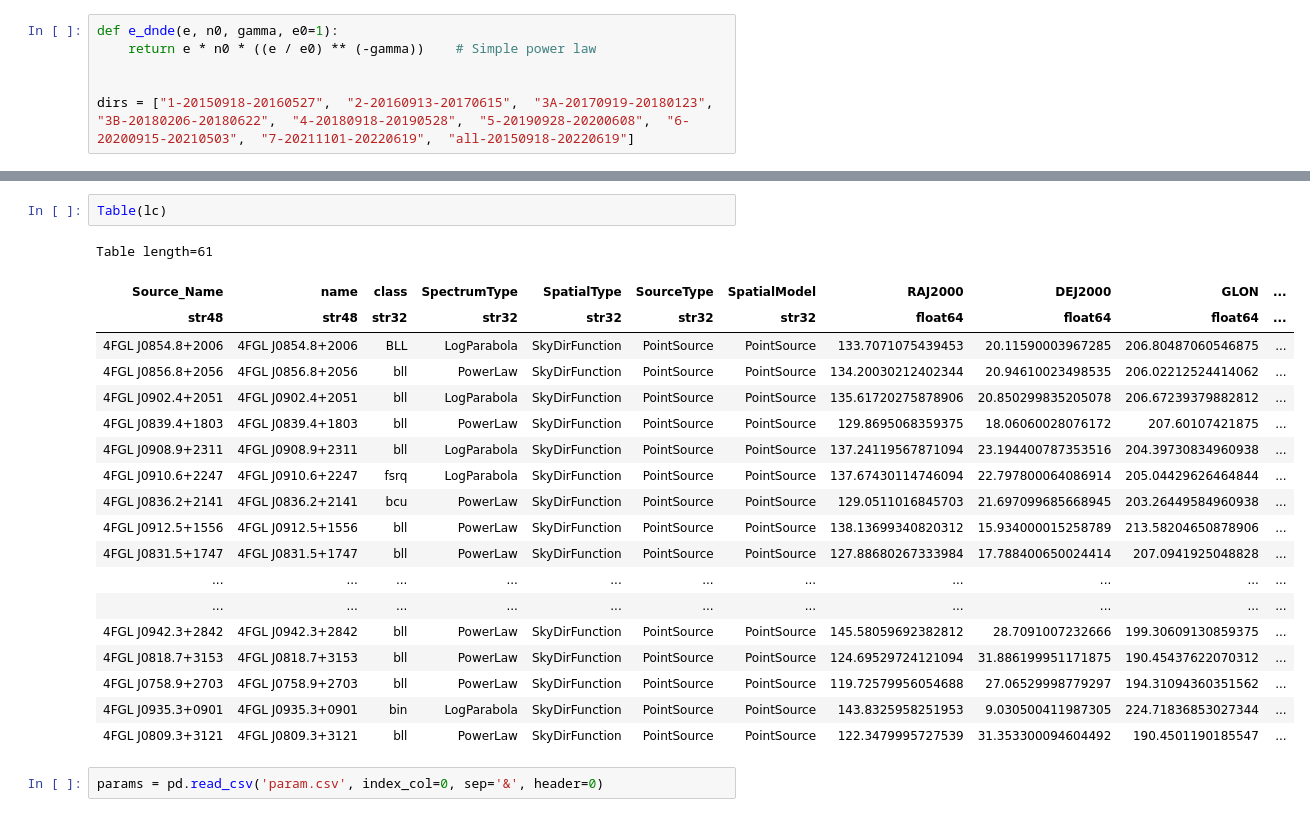
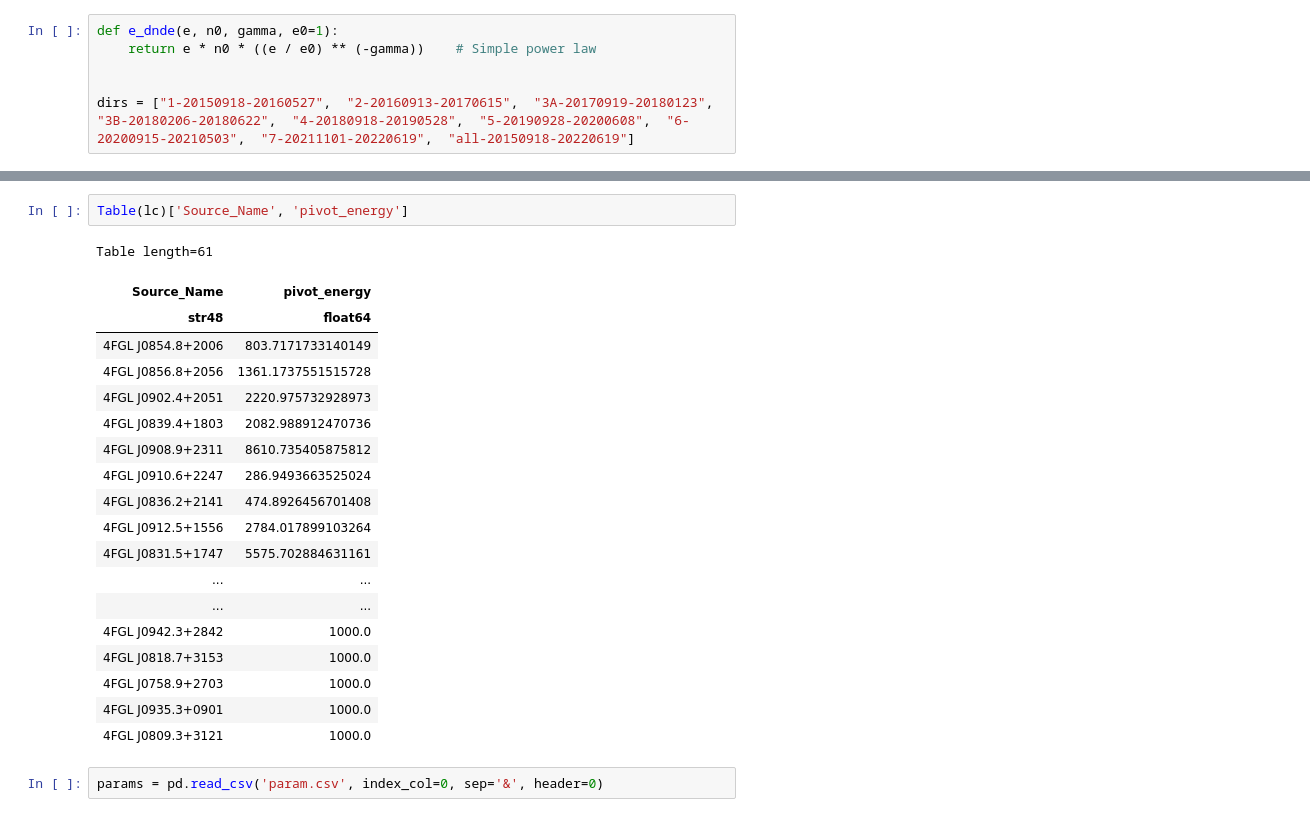
Before and after one commit to DarkWake9/Project-Fermi, a Jupyter notebook: 2311-02372-OJ287/luminosity.ipynb, the cells around one changed output, grey strips where cells are left out. Saved outputs shown, nothing was run; the diff lists cells and outputs as text.

```diff
--- a/2311-02372-OJ287/luminosity.ipynb
+++ b/2311-02372-OJ287/luminosity.ipynb
@@ -61,25 +76,25 @@ lc['pivot_energy'][1]
 # %%
-Table(lc)
+Table(lc)['Source_Name', 'pivot_energy']
 # %% [output]
 Table length=61
-| Source_Name | name | class | SpectrumType | SpatialType | SourceType | SpatialModel | RAJ2000 | DEJ2000 | GLON | ... |
-| str48 | str48 | str32 | str32 | str32 | str32 | str32 | float64 | float64 | float64 | ... |
-| 4FGL J0854.8+2006 | 4FGL J0854.8+2006 | BLL | LogParabola | SkyDirFunction | PointSource | PointSource | 133.7071075439453 | 20.11590003967285 | 206.80487060546875 | ... |
-| 4FGL J0856.8+2056 | 4FGL J0856.8+2056 | bll | PowerLaw | SkyDirFunction | PointSource | PointSource | 134.20030212402344 | 20.94610023498535 | 206.02212524414062 | ... |
-| 4FGL J0902.4+2051 | 4FGL J0902.4+2051 | bll | LogParabola | SkyDirFunction | PointSource | PointSource | 135.61720275878906 | 20.850299835205078 | 206.67239379882812 | ... |
-| 4FGL J0839.4+1803 | 4FGL J0839.4+1803 | bll | PowerLaw | SkyDirFunction | PointSource | PointSource | 129.8695068359375 | 18.06060028076172 | 207.60107421875 | ... |
-| 4FGL J0908.9+2311 | 4FGL J0908.9+2311 | bll | LogParabola | SkyDirFunction | PointSource | PointSource | 137.24119567871094 | 23.194400787353516 | 204.39730834960938 | ... |
-| 4FGL J0910.6+2247 | 4FGL J0910.6+2247 | fsrq | LogParabola | SkyDirFunction | PointSource | PointSource | 137.67430114746094 | 22.797800064086914 | 205.04429626464844 | ... |
-| 4FGL J0836.2+2141 | 4FGL J0836.2+2141 | bcu | PowerLaw | SkyDirFunction | PointSource | PointSource | 129.0511016845703 | 21.697099685668945 | 203.26449584960938 | ... |
-| 4FGL J0912.5+1556 | 4FGL J0912.5+1556 | bll | PowerLaw | SkyDirFunction | PointSource | PointSource | 138.13699340820312 | 15.934000015258789 | 213.58204650878906 | ... |
-| 4FGL J0831.5+1747 | 4FGL J0831.5+1747 | bll | PowerLaw | SkyDirFunction | PointSource | PointSource | 127.88680267333984 | 17.788400650024414 | 207.0941925048828 | ... |
-| ... | ... | ... | ... | ... | ... | ... | ... | ... | ... | ... |
-| ... | ... | ... | ... | ... | ... | ... | ... | ... | ... | ... |
-| 4FGL J0942.3+2842 | 4FGL J0942.3+2842 | bll | PowerLaw | SkyDirFunction | PointSource | PointSource | 145.58059692382812 | 28.7091007232666 | 199.30609130859375 | ... |
-| 4FGL J0818.7+3153 | 4FGL J0818.7+3153 | bll | PowerLaw | SkyDirFunction | PointSource | PointSource | 124.69529724121094 | 31.886199951171875 | 190.45437622070312 | ... |
-| 4FGL J0758.9+2703 | 4FGL J0758.9+2703 | bll | PowerLaw | SkyDirFunction | PointSource | PointSource | 119.72579956054688 | 27.06529998779297 | 194.31094360351562 | ... |
-| 4FGL J0935.3+0901 | 4FGL J0935.3+0901 | bin | LogParabola | SkyDirFunction | PointSource | PointSource | 143.8325958251953 | 9.030500411987305 | 224.71836853027344 | ... |
-| 4FGL J0809.3+3121 | 4FGL J0809.3+3121 | bll | PowerLaw | SkyDirFunction | PointSource | PointSource | 122.3479995727539 | 31.353300094604492 | 190.4501190185547 | ... |
+| Source_Name | pivot_energy |
+| str48 | float64 |
+| 4FGL J0854.8+2006 | 803.7171733140149 |
+| 4FGL J0856.8+2056 | 1361.1737551515728 |
+| 4FGL J0902.4+2051 | 2220.975732928973 |
+| 4FGL J0839.4+1803 | 2082.988912470736 |
+| 4FGL J0908.9+2311 | 8610.735405875812 |
+| 4FGL J0910.6+2247 | 286.9493663525024 |
+| 4FGL J0836.2+2141 | 474.8926456701408 |
+| 4FGL J0912.5+1556 | 2784.017899103264 |
+| 4FGL J0831.5+1747 | 5575.702884631161 |
+| ... | ... |
+| ... | ... |
+| 4FGL J0942.3+2842 | 1000.0 |
+| 4FGL J0818.7+3153 | 1000.0 |
+| 4FGL J0758.9+2703 | 1000.0 |
+| 4FGL J0935.3+0901 | 1000.0 |
+| 4FGL J0809.3+3121 | 1000.0 |
 # %%
 params = pd.read_csv('param.csv', index_col=0, sep='&', header=0)
 # %%
```
Also changed, not shown: parts of 5 cells of this notebook, 11 other files.
